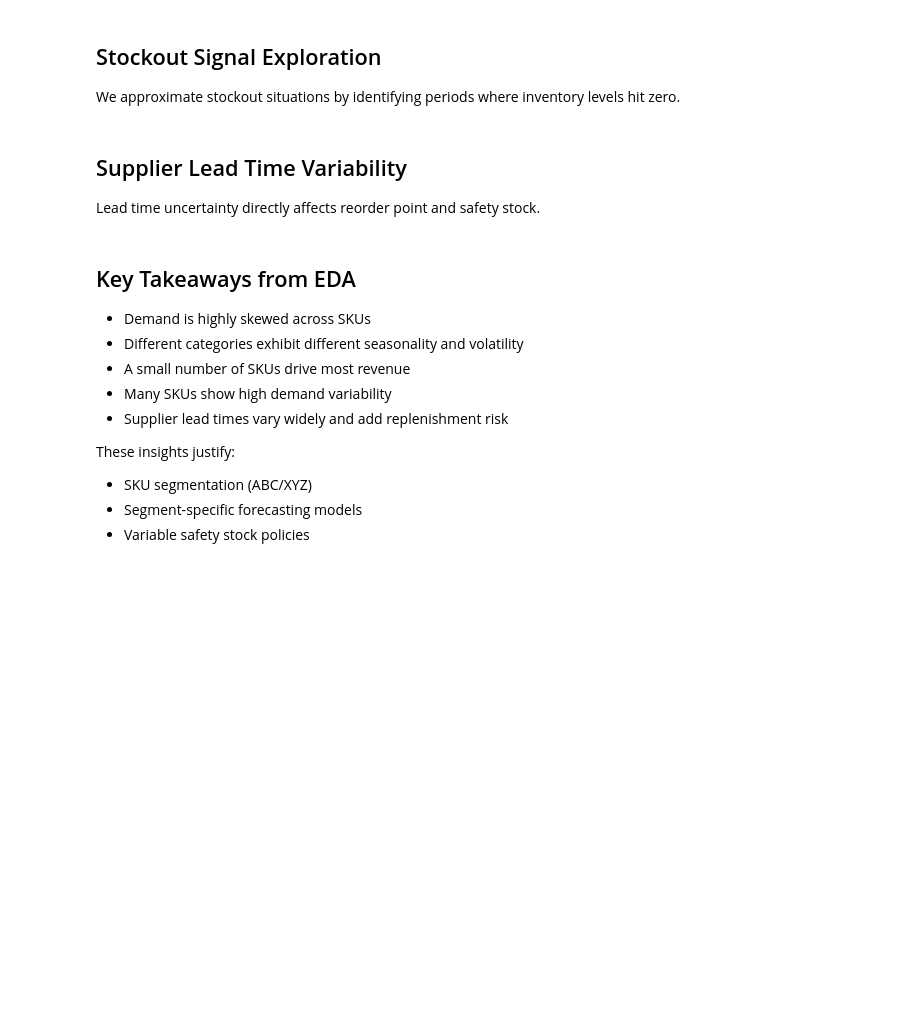
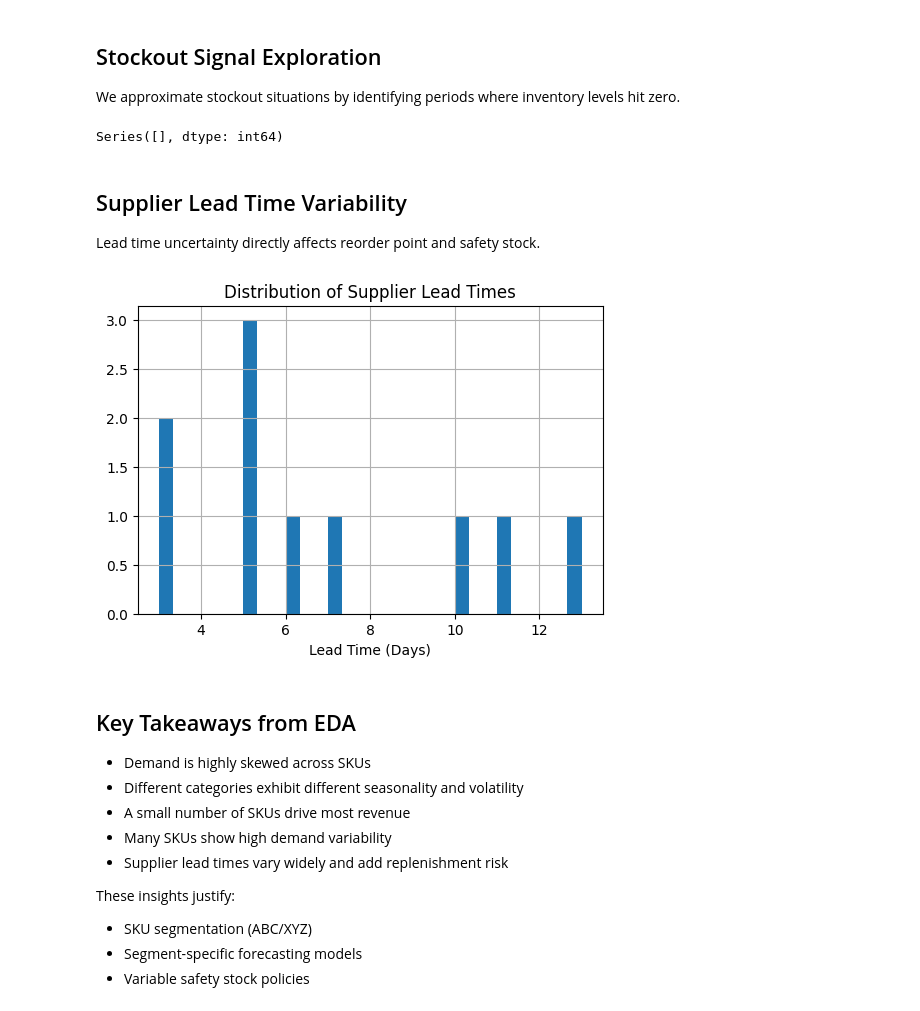
Before and after one commit to pankrulez/NovaCart-Inventory-Optimization, a Jupyter notebook: notebooks/03_exploratory_data_analysis.ipynb, the cells around one changed output. Saved outputs shown, nothing was run; the diff lists cells and outputs as text; code cells hidden in the pictures; blank space fills up the shorter version.

```diff
--- a/notebooks/03_exploratory_data_analysis.ipynb
+++ b/notebooks/03_exploratory_data_analysis.ipynb
@@ -140,7 +163,7 @@ plt.show()
 We approximate stockout situations by identifying periods where
 inventory levels hit zero.
 # %%
-stockout_events = inventory_df[inventory_df["on_hand_qty"] == 0]
+stockout_events = inventory_df[inventory_df["current_stock"] == 0]
 
 stockout_counts = (
     stockout_events
@@ -150,16 +173,20 @@ stockout_counts = (
 )
 
 stockout_counts.head()
+# %% [output]
+Series([], dtype: int64)
 # %% [markdown]
 ## Supplier Lead Time Variability
 
 Lead time uncertainty directly affects reorder point and safety stock.
 # %%
 plt.figure(figsize=(6, 4))
-suppliers_df["lead_time_days"].hist(bins=30)
+suppliers_df["avg_lead_time"].hist(bins=30)
 plt.title("Distribution of Supplier Lead Times")
 plt.xlabel("Lead Time (Days)")
 plt.show()
+# %% [output]
+[figure, added]
 # %% [markdown]
 ## Key Takeaways from EDA
 
```
Also changed, not shown: parts of 8 cells of this notebook, 26 other files.
